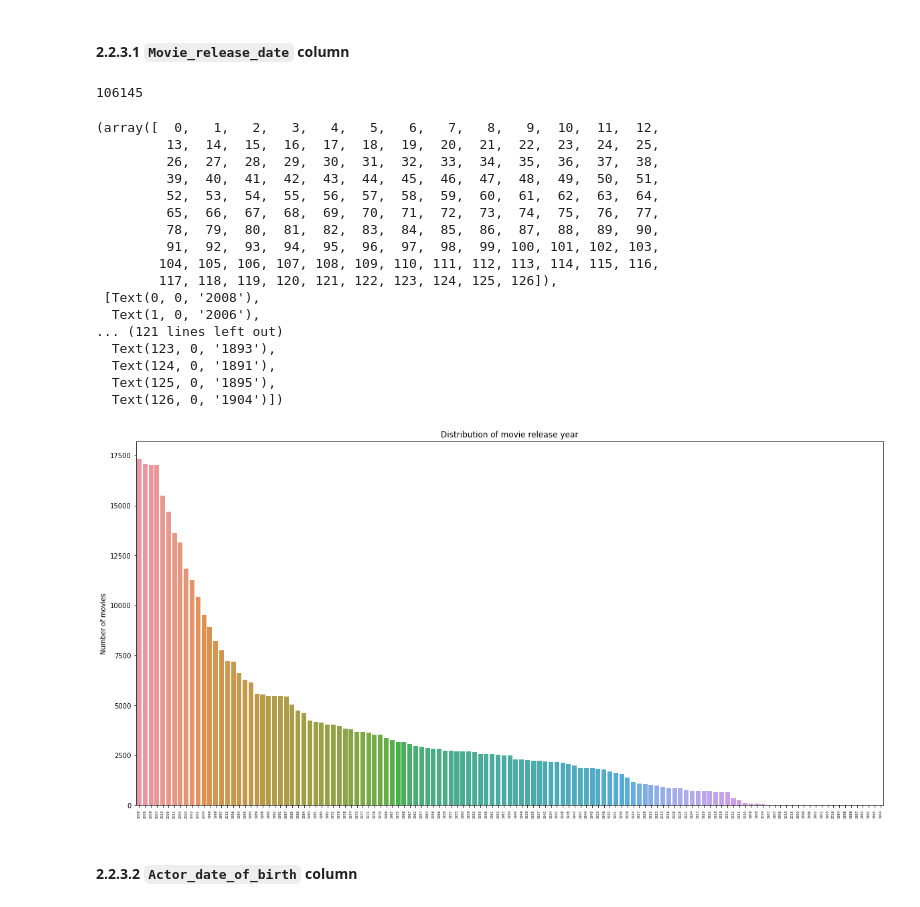
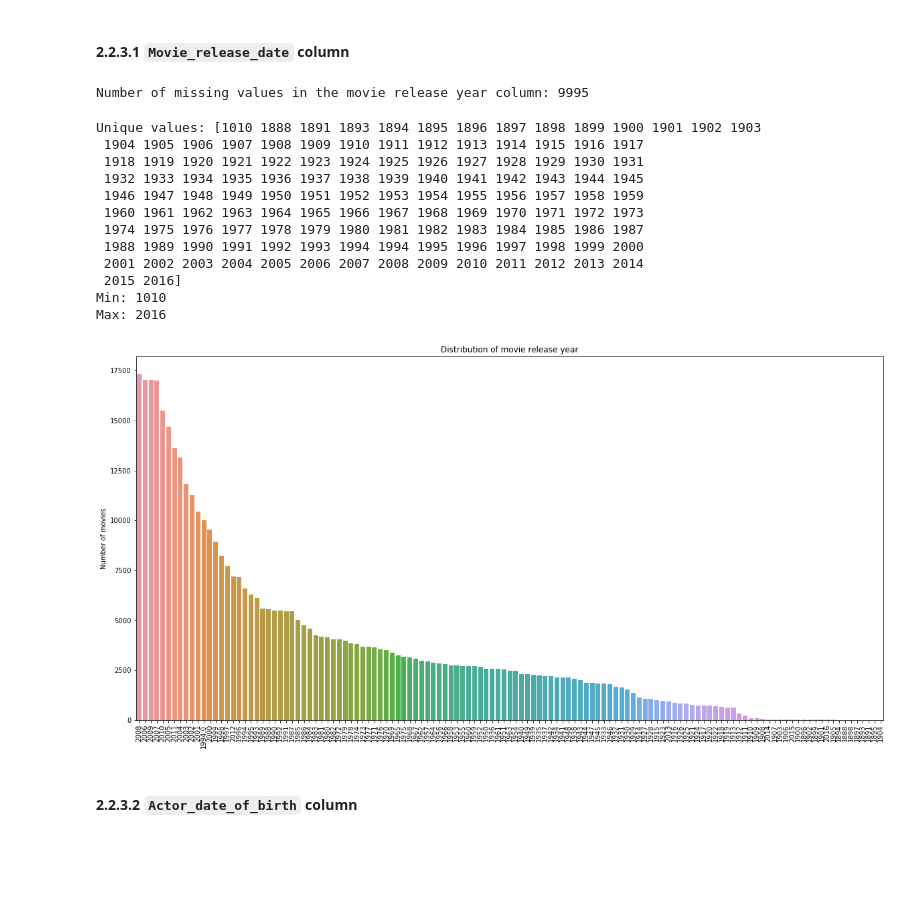
Before and after one commit to epfl-ada/ada-2022-project-addaxx, a Jupyter notebook: P2.ipynb, the cells around one changed output. Cells and saved outputs as stored; diff of their text form; code cells hidden in the pictures; blank space fills up the shorter version.

```diff
--- a/P2.ipynb
+++ b/P2.ipynb
@@ -257,37 +238,44 @@ character_metadata['Movie_release_year'] = character_metadata['Movie_release_dat
 # drop the release date column
 character_metadata.drop(['Movie_release_date'], axis=1, inplace=True)
 
-# show the number of missing values in the actor date of birth column
-character_metadata['Actor_date_of_birth'].isnull().sum()
+# show the number of missing values in the movie release year column
+print('Number of missing values in the movie release year column: {}'.format(character_metadata['Movie_release_year'].isnull().sum()))
+# fill the missing values in the movie release year column with the median
+character_metadata['Movie_release_year'].fillna(character_metadata['Movie_release_year'].median(), inplace=True)
 # %% [output]
-106145
+Number of missing values in the movie release year column: 9995
+# %%
+# show the unique values of the movie release year column
+years = character_metadata['Movie_release_year'].unique().astype(int)
+years.sort()
+print('Unique values: {}'.format(years))
+# replace '1010' with '2010'
+character_metadata['Movie_release_year'] = character_metadata['Movie_release_year'].replace('1010', '2010')
+# find the interval of the movie release year column
+print('Min: {}'.format(years.min()))
+print('Max: {}'.format(years.max()))
+# %% [output]
+Unique values: [1010 1888 1891 1893 1894 1895 1896 1897 1898 1899 1900 1901 1902 1903
+ 1904 1905 1906 1907 1908 1909 1910 1911 1912 1913 1914 1915 1916 1917
+ 1918 1919 1920 1921 1922 1923 1924 1925 1926 1927 1928 1929 1930 1931
+ 1932 1933 1934 1935 1936 1937 1938 1939 1940 1941 1942 1943 1944 1945
+ 1946 1947 1948 1949 1950 1951 1952 1953 1954 1955 1956 1957 1958 1959
+ 1960 1961 1962 1963 1964 1965 1966 1967 1968 1969 1970 1971 1972 1973
+ 1974 1975 1976 1977 1978 1979 1980 1981 1982 1983 1984 1985 1986 1987
+ 1988 1989 1990 1991 1992 1993 1994 1994 1995 1996 1997 1998 1999 2000
+ 2001 2002 2003 2004 2005 2006 2007 2008 2009 2010 2011 2012 2013 2014
+ 2015 2016]
+Min: 1010
+Max: 2016
 # %%
 # visulaise the distribution of movie release year column
-plt.figure(figsize=(20, 10))
+plt.figure(figsize=(20, 10));
 plt.title('Distribution of movie release year')
 plt.ylabel('Number of movies')
-sns.barplot(x=[x for x, y in Counter(character_metadata['Movie_release_year'].values).most_common()], y=[
-            y for x, y in Counter(character_metadata['Movie_release_year'].values).most_common()])
-plt.xticks(rotation=90, fontsize=5)
+sns.barplot(x=character_metadata['Movie_release_year'].value_counts().index, y=character_metadata['Movie_release_year'].value_counts().values)
+plt.xticks(rotation=90, fontsize=10);
 # %% [output]
-(array([  0,   1,   2,   3,   4,   5,   6,   7,   8,   9,  10,  11,  12,
-         13,  14,  15,  16,  17,  18,  19,  20,  21,  22,  23,  24,  25,
-         26,  27,  28,  29,  30,  31,  32,  33,  34,  35,  36,  37,  38,
-         39,  40,  41,  42,  43,  44,  45,  46,  47,  48,  49,  50,  51,
-         52,  53,  54,  55,  56,  57,  58,  59,  60,  61,  62,  63,  64,
-         65,  66,  67,  68,  69,  70,  71,  72,  73,  74,  75,  76,  77,
-         78,  79,  80,  81,  82,  83,  84,  85,  86,  87,  88,  89,  90,
-         91,  92,  93,  94,  95,  96,  97,  98,  99, 100, 101, 102, 103,
-        104, 105, 106, 107, 108, 109, 110, 111, 112, 113, 114, 115, 116,
-        117, 118, 119, 120, 121, 122, 123, 124, 125, 126]),
- [Text(0, 0, '2008'),
-  Text(1, 0, '2006'),
-... (121 lines left out)
-  Text(123, 0, '1893'),
-  Text(124, 0, '1891'),
-  Text(125, 0, '1895'),
-  Text(126, 0, '1904')])
-[figure, old version]
+[figure, new version]
 # %% [markdown]
 #### 2.2.3.2 `Actor_date_of_birth` column
 # %%
```
Also changed, not shown: parts of 38 cells of this notebook, 1 other file.
